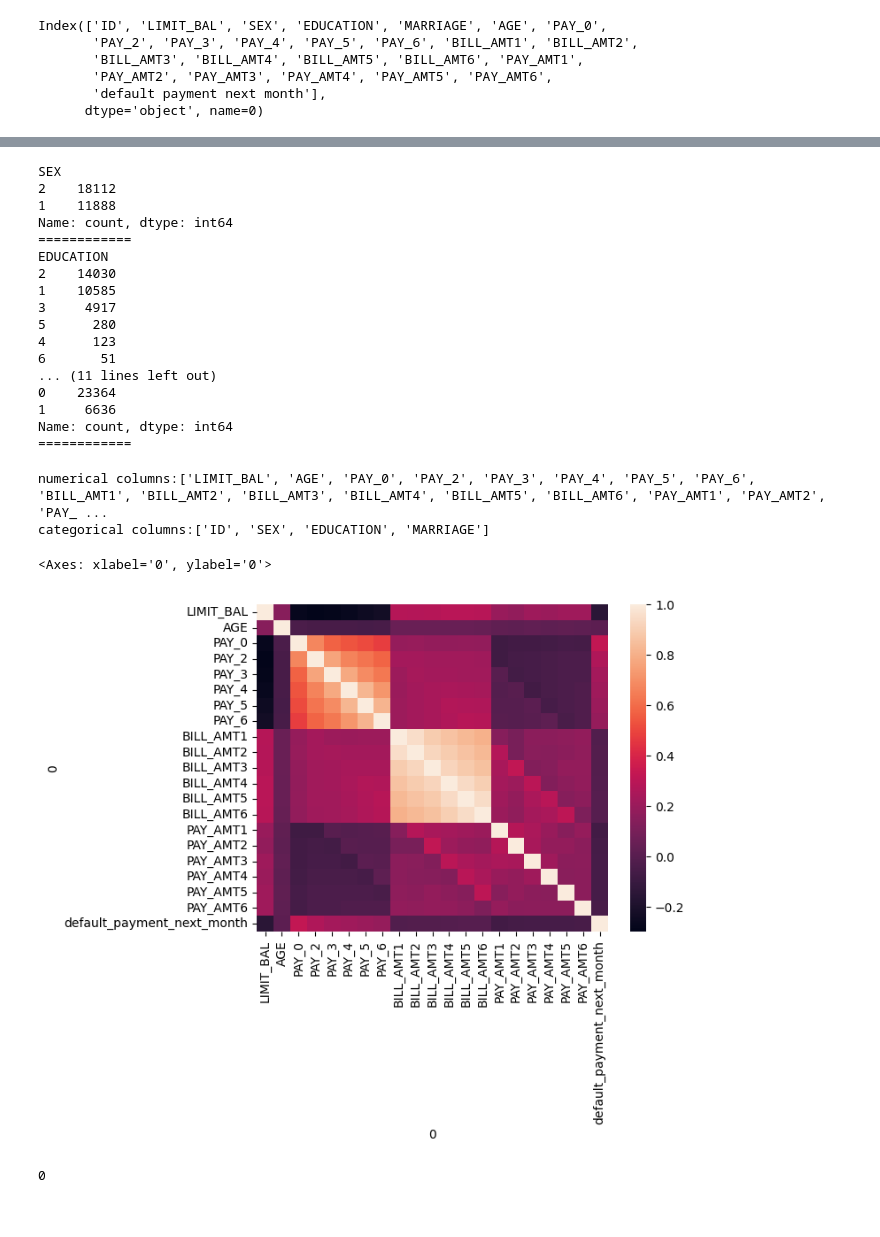
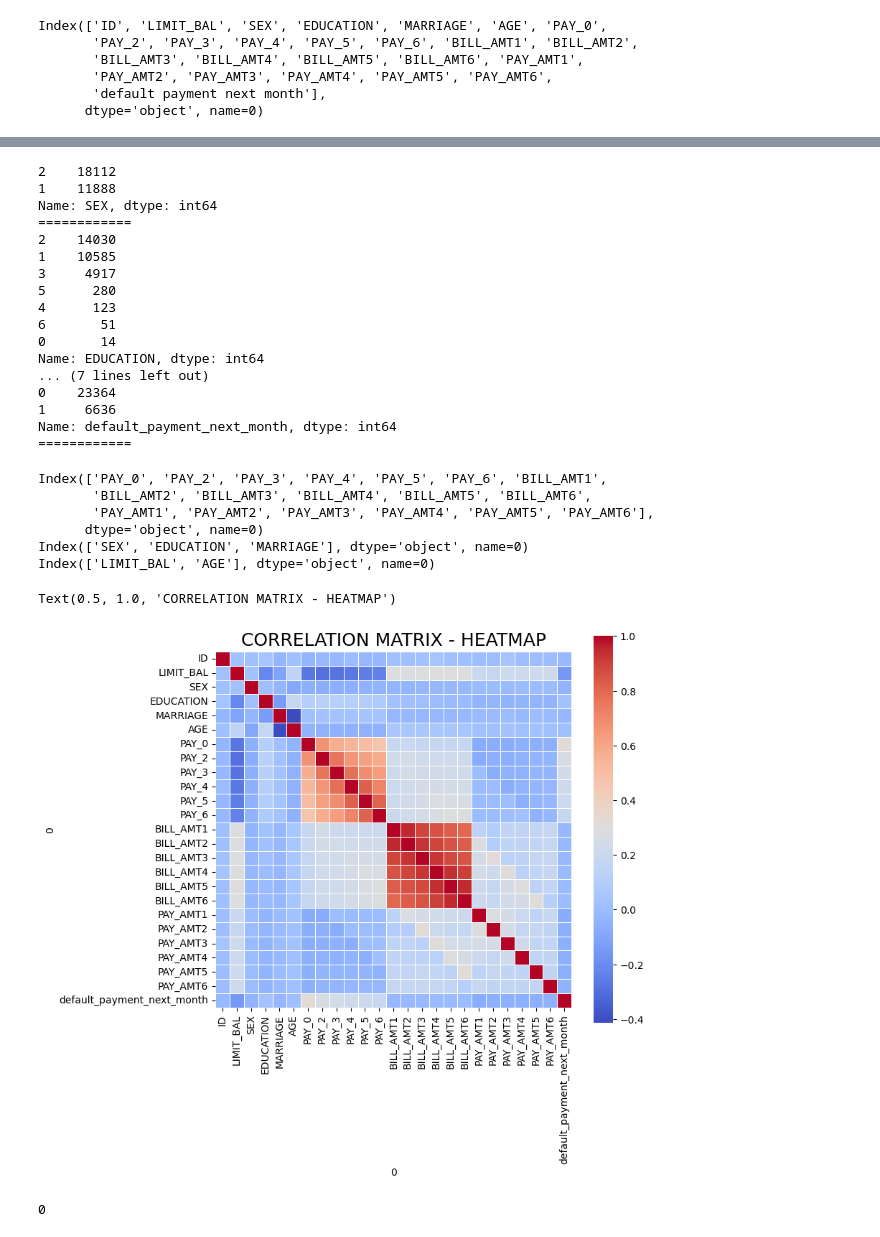
Before and after one commit to ayan-zz/credit-card-vr0.0.2, a Jupyter notebook: notebook/EDA_credit_card.ipynb, the cells around one changed output, grey strips where cells are left out. Drawn from its saved outputs; the diff is of its cells as text; code cells hidden in the pictures.

```diff
--- a/notebook/EDA_credit_card.ipynb
+++ b/notebook/EDA_credit_card.ipynb
@@ -194,3 +197,5 @@ Name: count, dtype: int64
-# %%
-data['AGE']=data['AGE'].apply(pd.to_numeric, errors='coerce')
-data['LIMIT_BAL']=data['LIMIT_BAL'].apply(pd.to_numeric, errors='coerce')
+# %%
+#converting into numeric columns
+data_col=data.columns
+data[data_col] = data[data_col].apply(pd.to_numeric, errors='coerce')
+data.info()
@@ -211,29 +234,20 @@ print('='*12)
 print(data['default_payment_next_month'].value_counts())
 print('='*12)
 # %% [output]
-SEX
 2    18112
 1    11888
-Name: count, dtype: int64
+Name: SEX, dtype: int64
 ============
-EDUCATION
 2    14030
 1    10585
 3     4917
 5      280
 4      123
 6       51
-... (11 lines left out)
+0       14
+Name: EDUCATION, dtype: int64
+... (7 lines left out)
 0    23364
 1     6636
-Name: count, dtype: int64
+Name: default_payment_next_month, dtype: int64
 ============
-# %%
-#check for categorical and numerical data
-df_num=[feature for feature in data.columns if data[feature].dtype!='O']
-df_cat=[feature for feature in data.columns if data[feature].dtype=='O']
-print(f'numerical columns:{df_num}')
-print(f'categorical columns:{df_cat}')
-# %% [output]
-numerical columns:['LIMIT_BAL', 'AGE', 'PAY_0', 'PAY_2', 'PAY_3', 'PAY_4', 'PAY_5', 'PAY_6', 'BILL_AMT1', 'BILL_AMT2', 'BILL_AMT3', 'BILL_AMT4', 'BILL_AMT5', 'BILL_AMT6', 'PAY_AMT1', 'PAY_AMT2', 'PAY_ ...
-categorical columns:['ID', 'SEX', 'EDUCATION', 'MARRIAGE']
@@ -240,10 +256,26 @@ categorical columns:['ID', 'SEX', 'EDUCATION', 'MARRIAGE']
+# %%
+df_num=data.iloc[:,6:24]
+print(df_num.columns)
+df_cat=data.iloc[:,2:5]
+print(df_cat.columns)
+df_quant=data[['LIMIT_BAL','AGE']]
+print(df_quant.columns)
+# %% [output]
+Index(['PAY_0', 'PAY_2', 'PAY_3', 'PAY_4', 'PAY_5', 'PAY_6', 'BILL_AMT1',
+       'BILL_AMT2', 'BILL_AMT3', 'BILL_AMT4', 'BILL_AMT5', 'BILL_AMT6',
+       'PAY_AMT1', 'PAY_AMT2', 'PAY_AMT3', 'PAY_AMT4', 'PAY_AMT5', 'PAY_AMT6'],
+      dtype='object', name=0)
+Index(['SEX', 'EDUCATION', 'MARRIAGE'], dtype='object', name=0)
+Index(['LIMIT_BAL', 'AGE'], dtype='object', name=0)
 # %%
-#heatmap from numerical data
-data_corr=data[df_num].corr()
-sns.heatmap(data_corr)
+#  looking at correlations matrix, defined via Pearson function
+corr = data.corr() # .corr is used to find corelation
+f,ax = plt.subplots(figsize=(8, 7))
+sns.heatmap(corr, cbar = True,  square = True, annot = False, fmt= '.1f', cmap="coolwarm", linewidths=.5)
+plt.title('CORRELATION MATRIX - HEATMAP', size=18)
 # %% [output]
-<Axes: xlabel='0', ylabel='0'>
+Text(0.5, 1.0, 'CORRELATION MATRIX - HEATMAP')
-[figure, old version]
+[figure, new version]
 # %%
 data['default_payment_next_month'].isna().sum()
 # %% [output]
```
Also changed, not shown: parts of 51 cells of this notebook.
